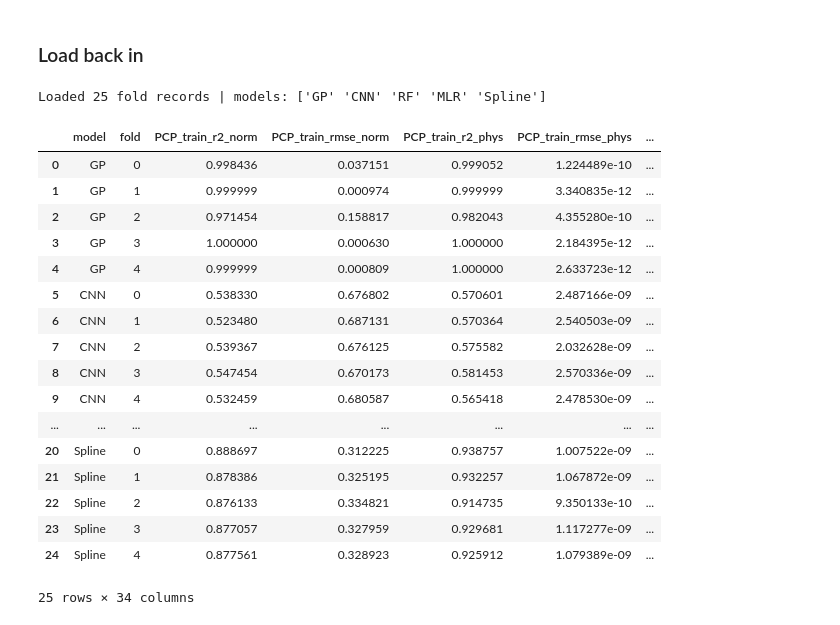
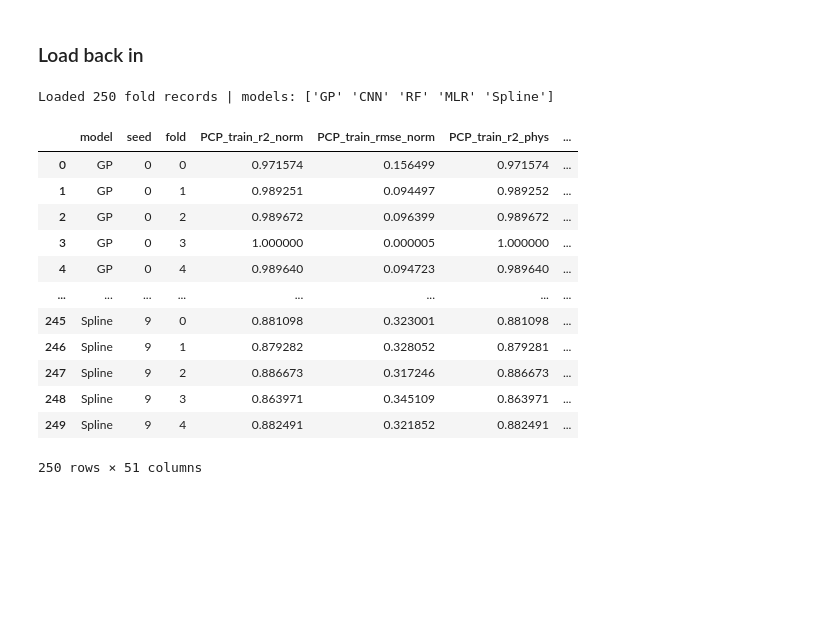
Before and after one commit to JenniferNPaige/SCREAM_Autotuning, a Jupyter notebook: 02_surrogate_modeling/Final_Surrogate_Kfolds_masked.ipynb, the cells around one changed output. Saved outputs shown, nothing was run; the diff lists cells and outputs as text; code cells hidden in the pictures; blank space fills up the shorter version.

Commit message:
Adding more files and data Zenodo/HPSS structure

```diff
--- a/02_surrogate_modeling/Final_Surrogate_Kfolds_masked.ipynb
+++ b/02_surrogate_modeling/Final_Surrogate_Kfolds_masked.ipynb
@@ -1048,19 +1050,22 @@ OSR_v_proj_norm_gp = pd.DataFrame(v_gp[:, :, 2], index = X_test.index)
 OLR_v_proj_norm_gp = pd.DataFrame(v_gp[:, :, 3], index = X_test.index)
 # %%
 #Normalied space
-#Variance weighted -- lots of flexibility in the definition of this
-PCP_r_squared_vw = r2_score(PCP_test_norm, PCP_proj_norm_gp, multioutput='raw_values') #'variance_weighted')
+PCP_r_squared = r2_score(PCP_test_norm, PCP_proj_norm_gp)
+PCP_r_squared_raw = r2_score(PCP_test_norm, PCP_proj_norm_gp, multioutput='raw_values') #'variance_weighted')
 PCP_rmse = root_mean_squared_error(PCP_test_norm, PCP_proj_norm_gp)
 
-TLWP_r_squared_vw = r2_score(TLWP_test_norm, TLWP_proj_norm_gp, multioutput='raw_values')
+TLWP_r_squared = r2_score(TLWP_test_norm, TLWP_proj_norm_gp)
+TLWP_r_squared_raw = r2_score(TLWP_test_norm, TLWP_proj_norm_gp, multioutput='raw_values')
 TLWP_rmse = root_mean_squared_error(TLWP_test_norm, TLWP_proj_norm_gp)
 
-OSR_r_squared_vw = r2_score(OSR_test_norm, OSR_proj_norm_gp, multioutput='raw_values')
+OSR_r_squared = r2_score(OSR_test_norm, OSR_proj_norm_gp)
+OSR_r_squared_raw = r2_score(OSR_test_norm, OSR_proj_norm_gp, multioutput='raw_values')
 OSR_rmse = root_mean_squared_error(OSR_test_norm, OSR_proj_norm_gp)
 
-OLR_r_squared_vw = r2_score(OLR_test_norm, OLR_proj_norm_gp, multioutput='raw_values')
+OLR_r_squared = r2_score(OLR_test_norm, OLR_proj_norm_gp)
+OLR_r_squared_raw = r2_score(OLR_test_norm, OLR_proj_norm_gp, multioutput='raw_values')
 OLR_rmse = root_mean_squared_error(OLR_test_norm, OLR_proj_norm_gp)
 
-print('PCP:', PCP_r_squared_vw, 'TLWP:', TLWP_r_squared_vw, 'OSR:', OSR_r_squared_vw, 'OLR:', OLR_r_squared_vw)
+print('PCP:', PCP_r_squared, 'TLWP:', TLWP_r_squared, 'OSR:', OSR_r_squared, 'OLR:', OLR_r_squared)
 print('PCP:', PCP_rmse, 'TLWP:', TLWP_rmse, 'OSR:', OSR_rmse, 'OLR:', OLR_rmse)
 # %% [output]
@@ -1084,16 +1089,16 @@ OLR_v_proj_gp = pd.DataFrame(Y_pipe_sk_ss_OLR.inverse_transform(OLR_v_proj_norm_
 #For variances, you need to multiply by std**2 (i.e., variance_physical = variance_normalized * scaler.scale_**2).
 #So inverse_transform would give the wrong result for variance.
 # %%
-PCP_r_squared_vw_phys = r2_score(PCP_test, PCP_proj_gp, multioutput='raw_values') #='variance_weighted') # = 'raw_values')
+PCP_r_squared_phys = r2_score(PCP_test, PCP_proj_gp, multioutput='raw_values') #='variance_weighted') # = 'raw_values')
 PCP_rmse_phys = root_mean_squared_error(PCP_test, PCP_proj_gp)
 
-TLWP_r_squared_vw_phys = r2_score(TLWP_test, TLWP_proj_gp, multioutput='raw_values')
+TLWP_r_squared_phys = r2_score(TLWP_test, TLWP_proj_gp, multioutput='raw_values')
 TLWP_rmse_phys = root_mean_squared_error(TLWP_test, TLWP_proj_gp)
 
-OSR_r_squared_vw_phys = r2_score(OSR_test, OSR_proj_gp, multioutput='raw_values')
+OSR_r_squared_phys = r2_score(OSR_test, OSR_proj_gp, multioutput='raw_values')
 OSR_rmse_phys = root_mean_squared_error(OSR_test, OSR_proj_gp)
 
-OLR_r_squared_vw_phys = r2_score(OLR_test, OLR_proj_gp, multioutput='raw_values')
+OLR_r_squared_phys = r2_score(OLR_test, OLR_proj_gp, multioutput='raw_values')
 OLR_rmse_phys = root_mean_squared_error(OLR_test, OLR_proj_gp)
 
 print('PCP:', PCP_r_squared_vw_phys, 'TLWP:', TLWP_r_squared_vw_phys, 'OSR:', OSR_r_squared_vw_phys, 'OLR:', OLR_r_squared_vw_phys)
@@ -1138,37 +1143,31 @@ with open(r2output_filename, "w") as f:
 ### Load back in
 # %%
 # Load in saved summary data
-#cv_summary_file = '/global/cfs/cdirs/e3sm/jpaige3/ESEm/CV_Saved_Model_Data_masked/CV_summary_2026-04-02_22-57-20.json'
-cv_summary_file = f"{paths.CV_RESULTS_DIR}/CV_summary_2026-04-02_23-49-03.json"
+cv_summary_file = f"{paths.CV_RESULTS_DIR}/10seeds_GPCNNRFMLRSR_raw/CV_summary.json"
 
 with open(cv_summary_file) as f:
     cv_summary = json.load(f)
 
 # Flatten {model: [fold_dict, ...]} into a single DataFrame
 records = []
 for model, fold_list in cv_summary.items():
     records.extend(fold_list)
 
 df_folds = pd.DataFrame(records)
 print(f"Loaded {len(df_folds)} fold records | models: {df_folds['model'].unique()}")
 df_folds
 # %% [output]
-Loaded 25 fold records | models: ['GP' 'CNN' 'RF' 'MLR' 'Spline']
+Loaded 250 fold records | models: ['GP' 'CNN' 'RF' 'MLR' 'Spline']
-|  | model | fold | PCP_train_r2_norm | PCP_train_rmse_norm | PCP_train_r2_phys | PCP_train_rmse_phys | ... |
-| 0 | GP | 0 | 0.998436 | 0.037151 | 0.999052 | 1.224489e-10 | ... |
-| 1 | GP | 1 | 0.999999 | 0.000974 | 0.999999 | 3.340835e-12 | ... |
-| 2 | GP | 2 | 0.971454 | 0.158817 | 0.982043 | 4.355280e-10 | ... |
-| 3 | GP | 3 | 1.000000 | 0.000630 | 1.000000 | 2.184395e-12 | ... |
-| 4 | GP | 4 | 0.999999 | 0.000809 | 1.000000 | 2.633723e-12 | ... |
-| 5 | CNN | 0 | 0.538330 | 0.676802 | 0.570601 | 2.487166e-09 | ... |
-| 6 | CNN | 1 | 0.523480 | 0.687131 | 0.570364 | 2.540503e-09 | ... |
-| 7 | CNN | 2 | 0.539367 | 0.676125 | 0.575582 | 2.032628e-09 | ... |
-| 8 | CNN | 3 | 0.547454 | 0.670173 | 0.581453 | 2.570336e-09 | ... |
-| 9 | CNN | 4 | 0.532459 | 0.680587 | 0.565418 | 2.478530e-09 | ... |
+|  | model | seed | fold | PCP_train_r2_norm | PCP_train_rmse_norm | PCP_train_r2_phys | ... |
+| 0 | GP | 0 | 0 | 0.971574 | 0.156499 | 0.971574 | ... |
+| 1 | GP | 0 | 1 | 0.989251 | 0.094497 | 0.989252 | ... |
+| 2 | GP | 0 | 2 | 0.989672 | 0.096399 | 0.989672 | ... |
+| 3 | GP | 0 | 3 | 1.000000 | 0.000005 | 1.000000 | ... |
+| 4 | GP | 0 | 4 | 0.989640 | 0.094723 | 0.989640 | ... |
 | ... | ... | ... | ... | ... | ... | ... | ... |
-| 20 | Spline | 0 | 0.888697 | 0.312225 | 0.938757 | 1.007522e-09 | ... |
-| 21 | Spline | 1 | 0.878386 | 0.325195 | 0.932257 | 1.067872e-09 | ... |
-| 22 | Spline | 2 | 0.876133 | 0.334821 | 0.914735 | 9.350133e-10 | ... |
-| 23 | Spline | 3 | 0.877057 | 0.327959 | 0.929681 | 1.117277e-09 | ... |
-| 24 | Spline | 4 | 0.877561 | 0.328923 | 0.925912 | 1.079389e-09 | ... |
+| 245 | Spline | 9 | 0 | 0.881098 | 0.323001 | 0.881098 | ... |
+| 246 | Spline | 9 | 1 | 0.879282 | 0.328052 | 0.879281 | ... |
+| 247 | Spline | 9 | 2 | 0.886673 | 0.317246 | 0.886673 | ... |
+| 248 | Spline | 9 | 3 | 0.863971 | 0.345109 | 0.863971 | ... |
+| 249 | Spline | 9 | 4 | 0.882491 | 0.321852 | 0.882491 | ... |
-25 rows × 34 columns
+250 rows × 51 columns
```
Also changed, not shown: parts of 18 cells of this notebook, 13 other files.
